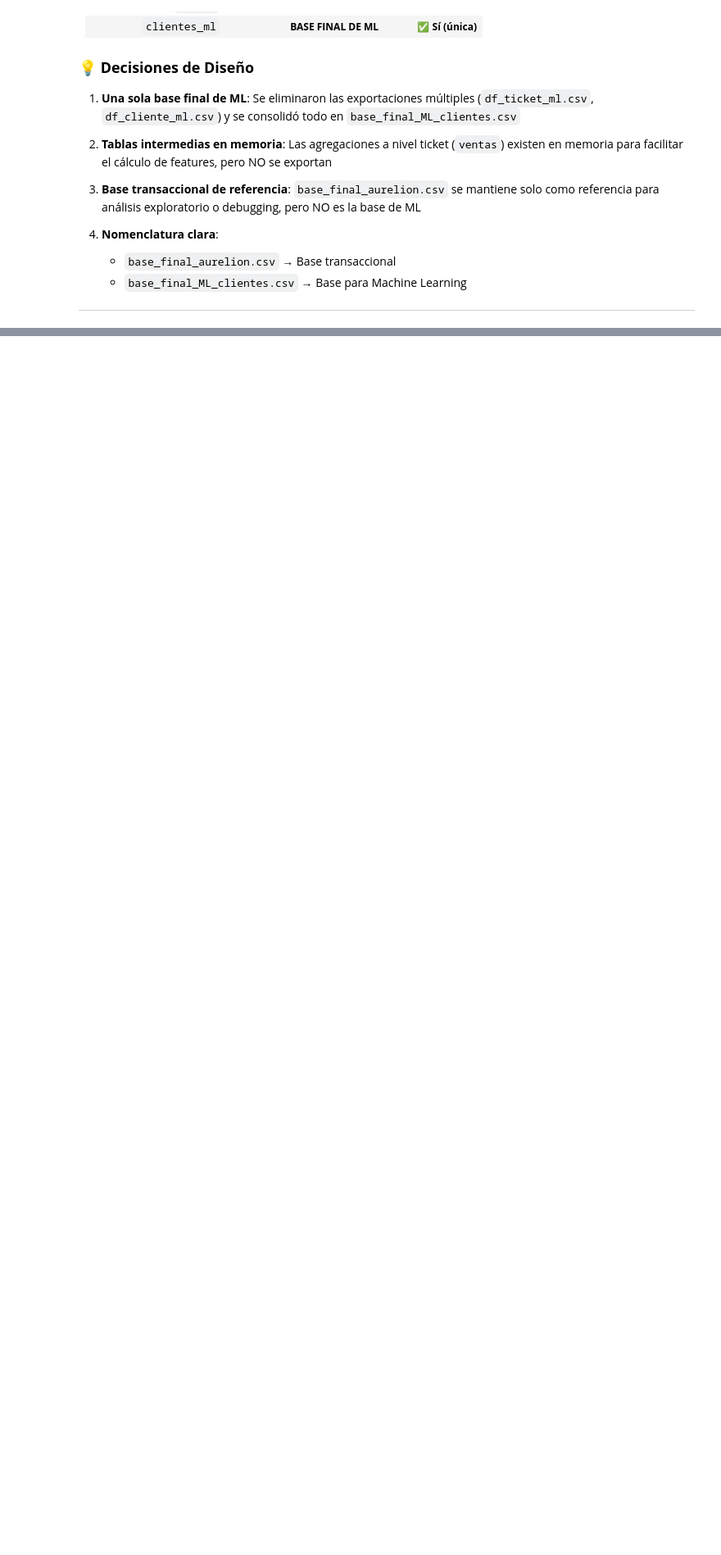
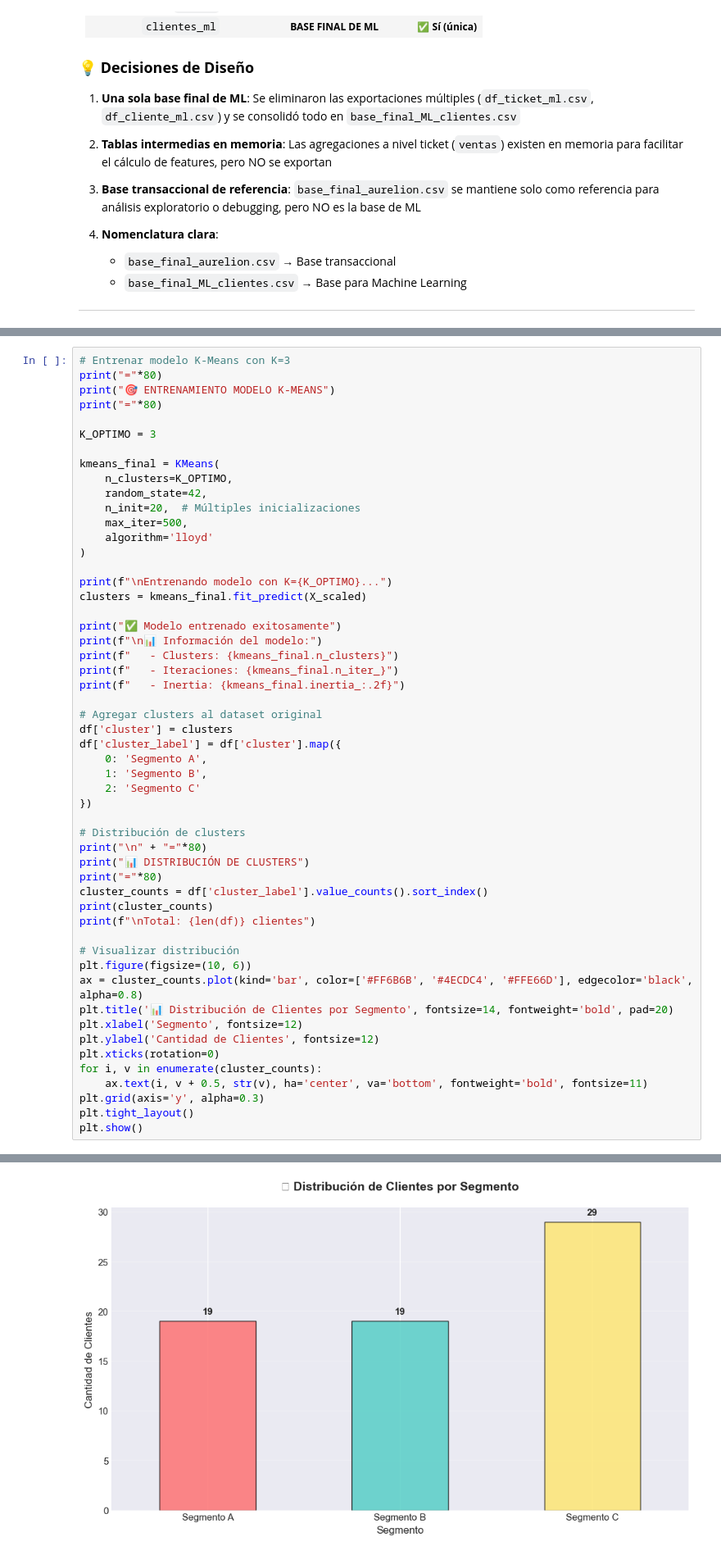
Before and after one commit to augustovillegas/ProyectoAurelionIBM_sp2, a Jupyter notebook: Proyecto_Aurelion.ipynb, the cells around one changed output, grey strips where cells are left out. Shown at 82% size. Drawn from its saved outputs; the diff is of its cells as text; blank space fills up the shorter version.

```diff
--- a/Proyecto_Aurelion.ipynb
+++ b/Proyecto_Aurelion.ipynb
@@ -6418,0 +6964,54 @@ Esta es la **ÚNICA** base que se debe usar para Machine Learning. Contiene:
+# %%
+# Entrenar modelo K-Means con K=3
+print("="*80)
+print("🎯 ENTRENAMIENTO MODELO K-MEANS")
+print("="*80)
+
+K_OPTIMO = 3
+
+kmeans_final = KMeans(
+    n_clusters=K_OPTIMO,
+    random_state=42,
+    n_init=20,  # Múltiples inicializaciones
+    max_iter=500,
+    algorithm='lloyd'
+)
+
+print(f"\nEntrenando modelo con K={K_OPTIMO}...")
+clusters = kmeans_final.fit_predict(X_scaled)
+
+print("✅ Modelo entrenado exitosamente")
+print(f"\n📊 Información del modelo:")
+print(f"   - Clusters: {kmeans_final.n_clusters}")
+print(f"   - Iteraciones: {kmeans_final.n_iter_}")
+print(f"   - Inertia: {kmeans_final.inertia_:.2f}")
+
+# Agregar clusters al dataset original
+df['cluster'] = clusters
+df['cluster_label'] = df['cluster'].map({
+    0: 'Segmento A',
+    1: 'Segmento B',
+    2: 'Segmento C'
+})
+
+# Distribución de clusters
+print("\n" + "="*80)
+print("📊 DISTRIBUCIÓN DE CLUSTERS")
+print("="*80)
+cluster_counts = df['cluster_label'].value_counts().sort_index()
+print(cluster_counts)
+print(f"\nTotal: {len(df)} clientes")
+
+# Visualizar distribución
+plt.figure(figsize=(10, 6))
+ax = cluster_counts.plot(kind='bar', color=['#FF6B6B', '#4ECDC4', '#FFE66D'], edgecolor='black', alpha=0.8)
+plt.title('📊 Distribución de Clientes por Segmento', fontsize=14, fontweight='bold', pad=20)
+plt.xlabel('Segmento', fontsize=12)
+plt.ylabel('Cantidad de Clientes', fontsize=12)
+plt.xticks(rotation=0)
+for i, v in enumerate(cluster_counts):
+    ax.text(i, v + 0.5, str(v), ha='center', va='bottom', fontweight='bold', fontsize=11)
+plt.grid(axis='y', alpha=0.3)
+plt.tight_layout()
+plt.show()
+# %% [output]
@@ -6418,0 +7035 @@ Esta es la **ÚNICA** base que se debe usar para Machine Learning. Contiene:
+[figure, added]
```
Also changed, not shown: parts of 81 cells of this notebook, 3 other files.
